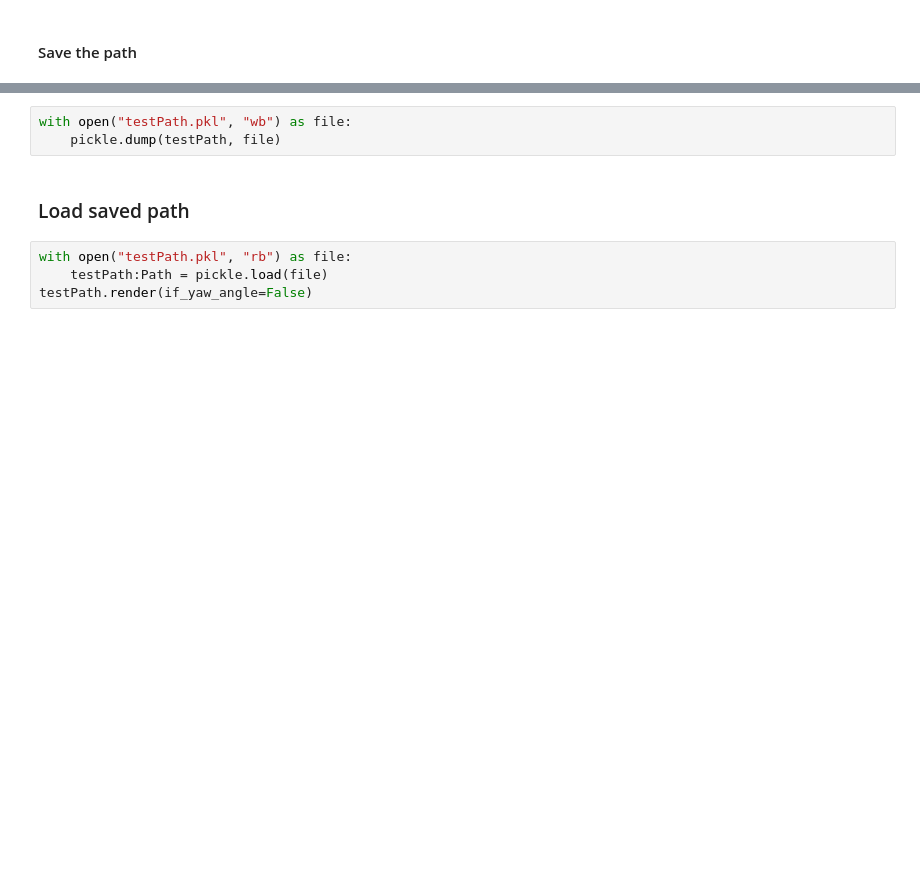
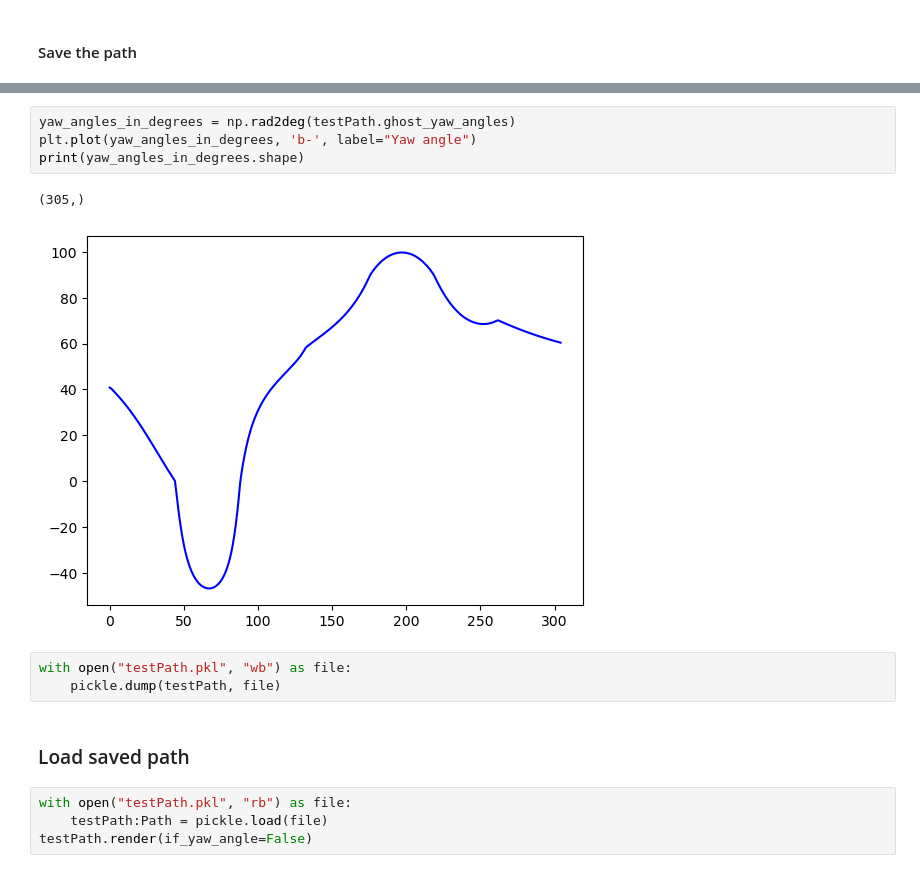
Before and after one commit to SpartanTan/RL-everything, a Jupyter notebook: torh_tutorial/generate_path.ipynb, the cells around one changed output, grey strips where cells are left out. Saved outputs shown, nothing was run; the diff lists cells and outputs as text; blank space fills up the shorter version.

```diff
--- a/torh_tutorial/generate_path.ipynb
+++ b/torh_tutorial/generate_path.ipynb
@@ -540,3 +554,10 @@ Time used: 8.544750213623047
+# %%
+yaw_angles_in_degrees = np.rad2deg(testPath.ghost_yaw_angles)
+plt.plot(yaw_angles_in_degrees, 'b-', label="Yaw angle")
+print(yaw_angles_in_degrees.shape)
+# %% [output]
+(305,)
+[figure, added]
 # %%
 with open("testPath.pkl", "wb") as file:
     pickle.dump(testPath, file)
```
Also changed, not shown: parts of 7 cells of this notebook.
